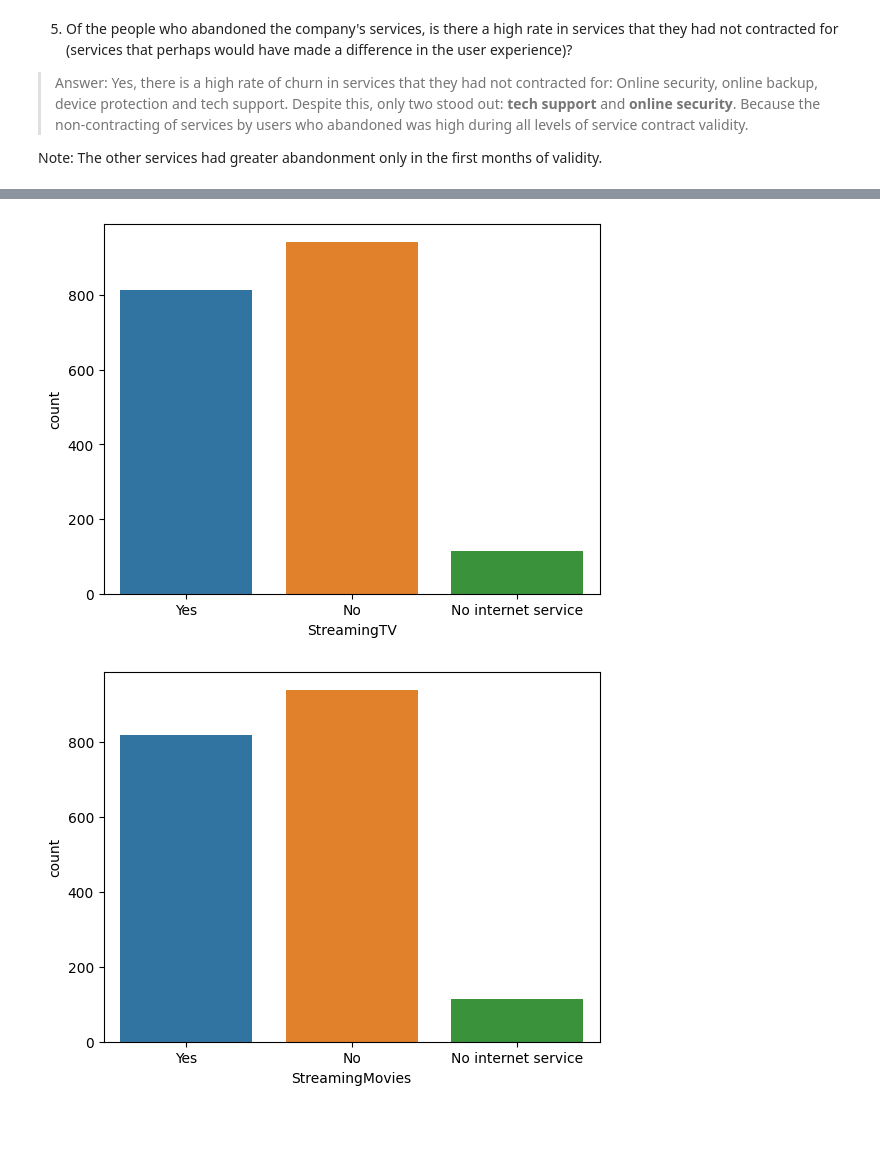
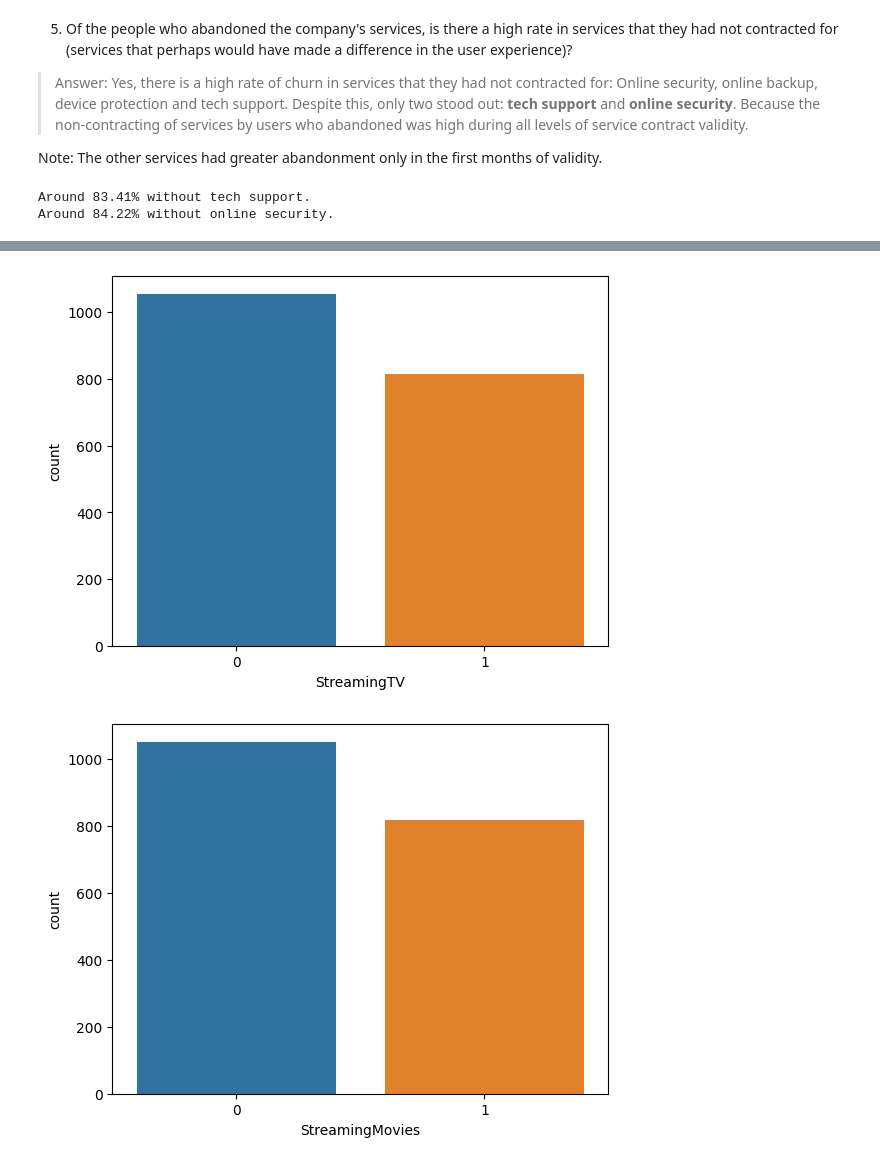
Before and after one commit to gabrielmotablima/DS002--churn-solutions--Telecom, a Jupyter notebook: eda_customers.ipynb, the cells around one changed output, grey strips where cells are left out. Saved outputs shown, nothing was run; the diff lists cells and outputs as text; code cells hidden in the pictures; blank space fills up the shorter version.

```diff
--- a/eda_customers.ipynb
+++ b/eda_customers.ipynb
@@ -636,6 +650,22 @@ sns.scatterplot(
 > Answer: Yes, there is a high rate of churn in services that they had not contracted for: Online security, online backup, device protection and tech support. Despite this, only two stood out: **tech support** and **online security**. Because the non-contracting of services by users who abandoned was high during all levels of service contract validity.
 
 Note: The other services had greater abandonment only in the first months of validity.
+# %%
+value1 = round(
+    df_corr[df_corr.Churn == 1][df_corr.TechSupport == 0].count()[0]*100/df_corr[df_corr.Churn == 1].count()[0],
+    2
+)
+
+value2 = round(
+    df_corr[df_corr.Churn == 1][df_corr.OnlineSecurity == 0].count()[0]*100/df_corr[df_corr.Churn == 1].count()[0],
+    2
+)
+
+print(f"Around {value1}% without tech support.")
+print(f"Around {value2}% without online security.")
+# %% [output]
+Around 83.41% without tech support.
+Around 84.22% without online security.
 # %%
 conditional_services = [
         "MultipleLines",
@@ -649,7 +679,7 @@ conditional_services = [
 
 for service in conditional_services:
     sns.countplot(
-        data=df[df.Churn == 1],
+        data=df_corr[df_corr.Churn == 1],
         x=service
     )
     plt.show();
@@ -662,5 +692,5 @@ for service in conditional_services:
-[figure, old version]
+[figure, new version]
-[figure, old version]
+[figure, new version]
 # %%
 for service in conditional_services:
     sns.histplot(
```
Also changed, not shown: parts of 18 cells of this notebook, 1 other file.
